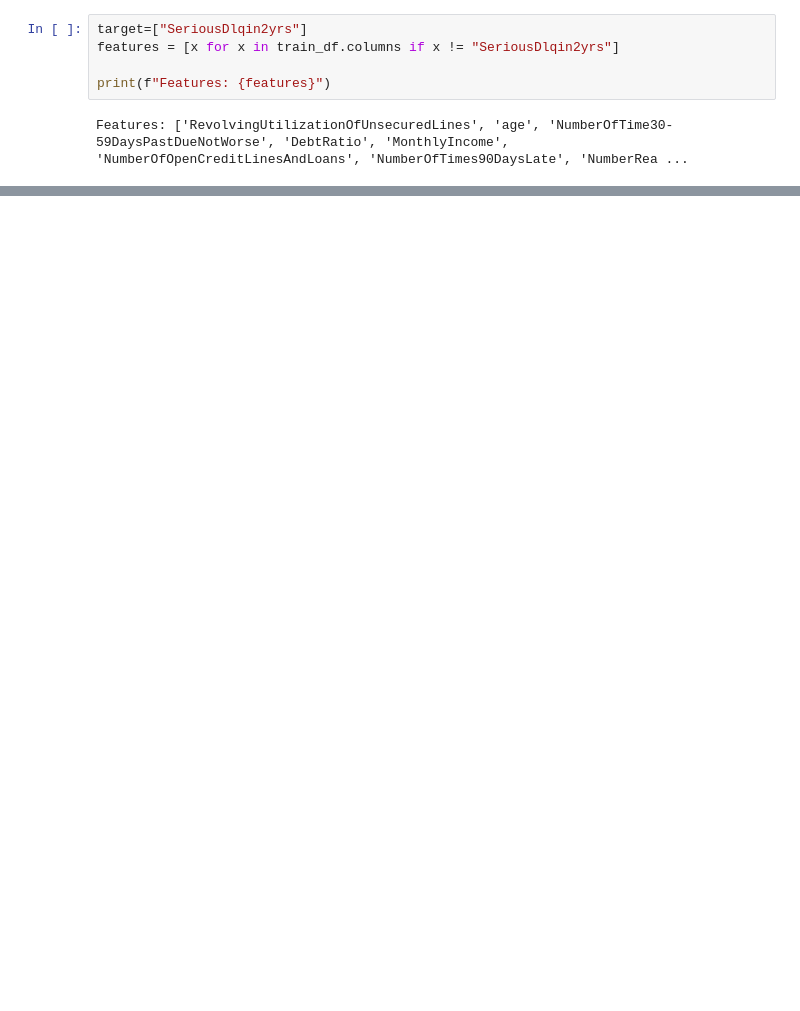
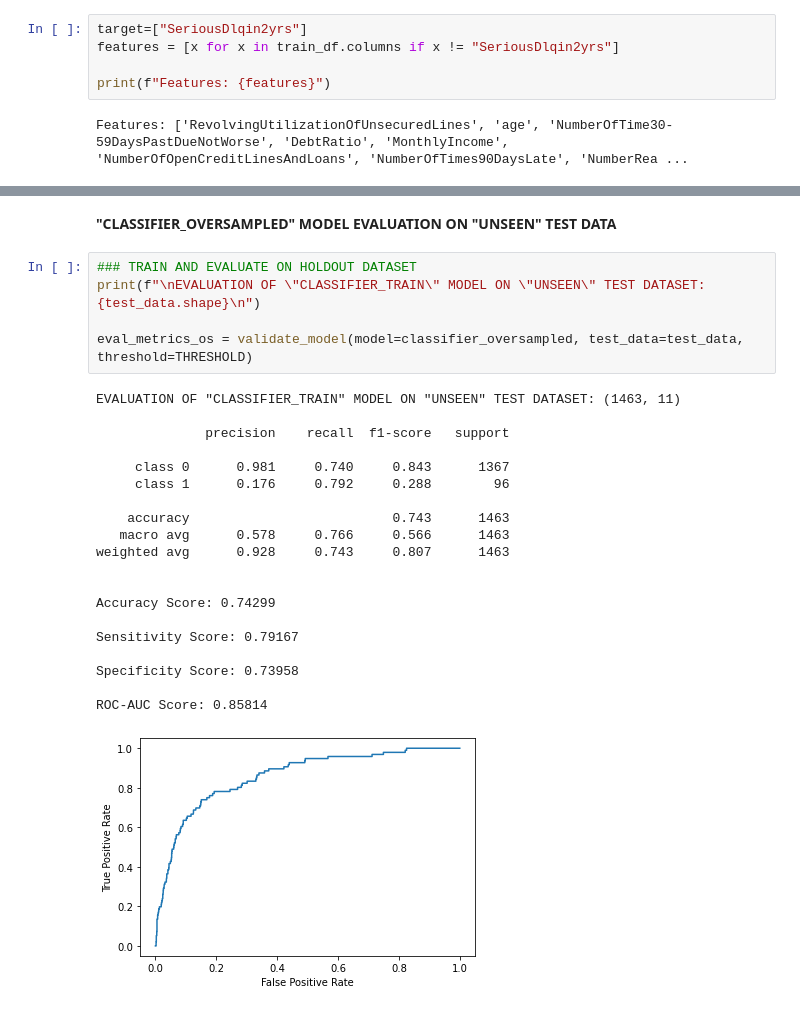
Before and after one commit to joon-kc/IMP-PCMLAI-M25-PORTFOLIO-JOON-071, a Jupyter notebook: code_model.ipynb, the cells around one changed output, grey strips where cells are left out. Cells and saved outputs as stored; diff of their text form; blank space fills up the shorter version.

```diff
--- a/code_model.ipynb
+++ b/code_model.ipynb
@@ -587,0 +741,28 @@ weighted avg       0.92      0.93      0.91     14573
+# %% [markdown]
+**"CLASSIFIER_OVERSAMPLED" MODEL EVALUATION ON "UNSEEN" TEST DATA**
+# %%
+### TRAIN AND EVALUATE ON HOLDOUT DATASET
+print(f"\nEVALUATION OF \"CLASSIFIER_TRAIN\" MODEL ON \"UNSEEN\" TEST DATASET: {test_data.shape}\n")
+
+eval_metrics_os = validate_model(model=classifier_oversampled, test_data=test_data, threshold=THRESHOLD)
+# %% [output]
+EVALUATION OF "CLASSIFIER_TRAIN" MODEL ON "UNSEEN" TEST DATASET: (1463, 11)
+
+              precision    recall  f1-score   support
+
+     class 0      0.981     0.740     0.843      1367
+     class 1      0.176     0.792     0.288        96
+
+    accuracy                          0.743      1463
+   macro avg      0.578     0.766     0.566      1463
+weighted avg      0.928     0.743     0.807      1463
+
+
+Accuracy Score: 0.74299
+
+Sensitivity Score: 0.79167
+
+Specificity Score: 0.73958
+
+ROC-AUC Score: 0.85814
+[figure, added]
```
Also changed, not shown: parts of 58 cells of this notebook, 4 other files.
